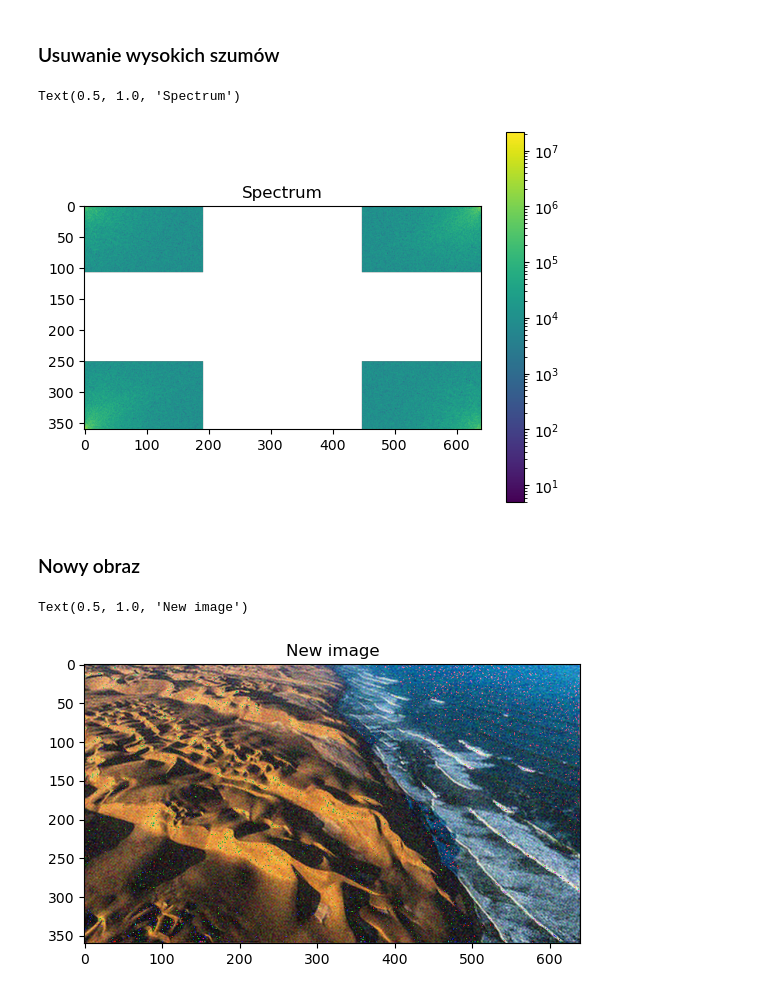
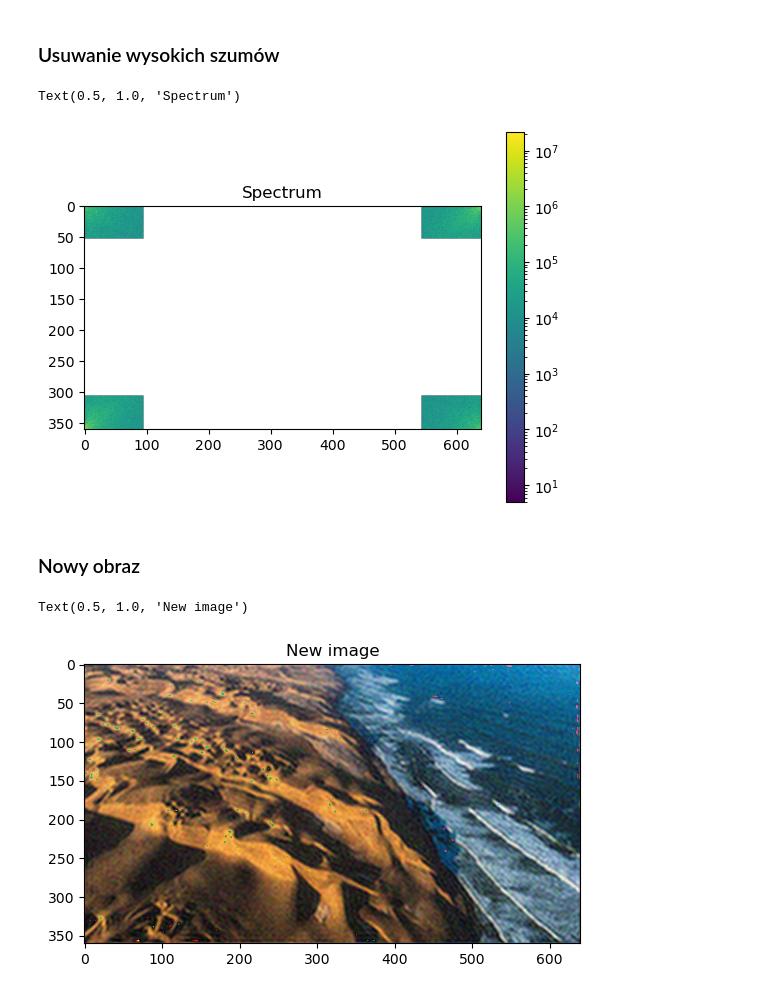
Before and after one commit to Borys35/image-denoising-with-fft, a Jupyter notebook: fourier.ipynb, the cells around one changed output. Drawn from its saved outputs; the diff is of its cells as text; code cells hidden in the pictures.

Commit message:
Change keep variable

```diff
--- a/fourier.ipynb
+++ b/fourier.ipynb
@@ -86,18 +86,18 @@ Text(0.5, 1.0, 'Fourier transform')
 ### Usuwanie wysokich szumów
 # %%
 im_fft2 = im_fft.copy()
-keep = 0.3
+keep = 0.15
 for k in range(3):
     r, c = im_fft2[:, :, k].shape
     im_fft2[int(r * keep):int(r * (1 - keep)), :, k] = 0
     im_fft2[:, int(c * keep):int(c * (1 - keep)), k] = 0
 
 plt.figure()
 plot_spectrum(im_fft2[:, :, 0])
 plt.title("Spectrum")
 # %% [output]
 Text(0.5, 1.0, 'Spectrum')
-[figure, old version]
+[figure, new version]
 # %% [markdown]
 ### Nowy obraz
 # %%
@@ -111,4 +111,4 @@ plt.imshow(im_new)
 plt.title("New image")
 # %% [output]
 Text(0.5, 1.0, 'New image')
-[figure, old version]
+[figure, new version]
```
Also changed, not shown: parts of 1 cell of this notebook.
